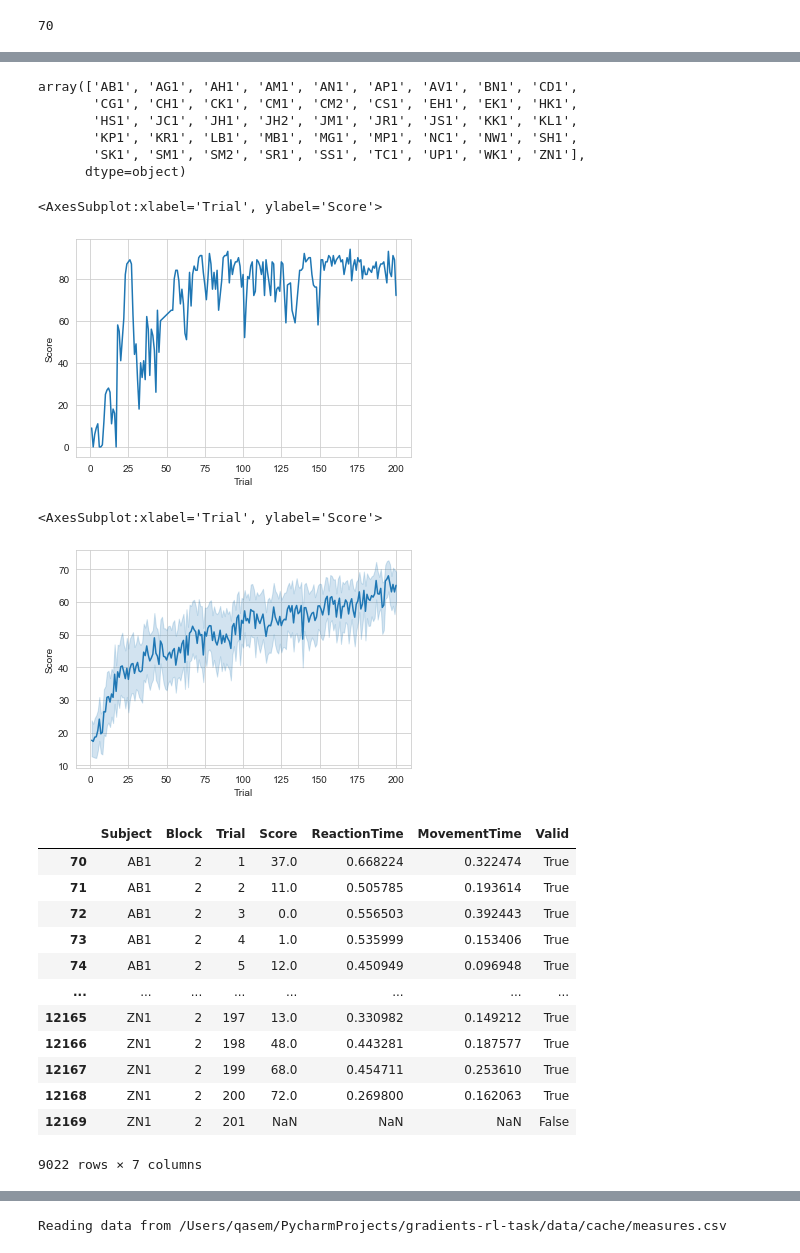
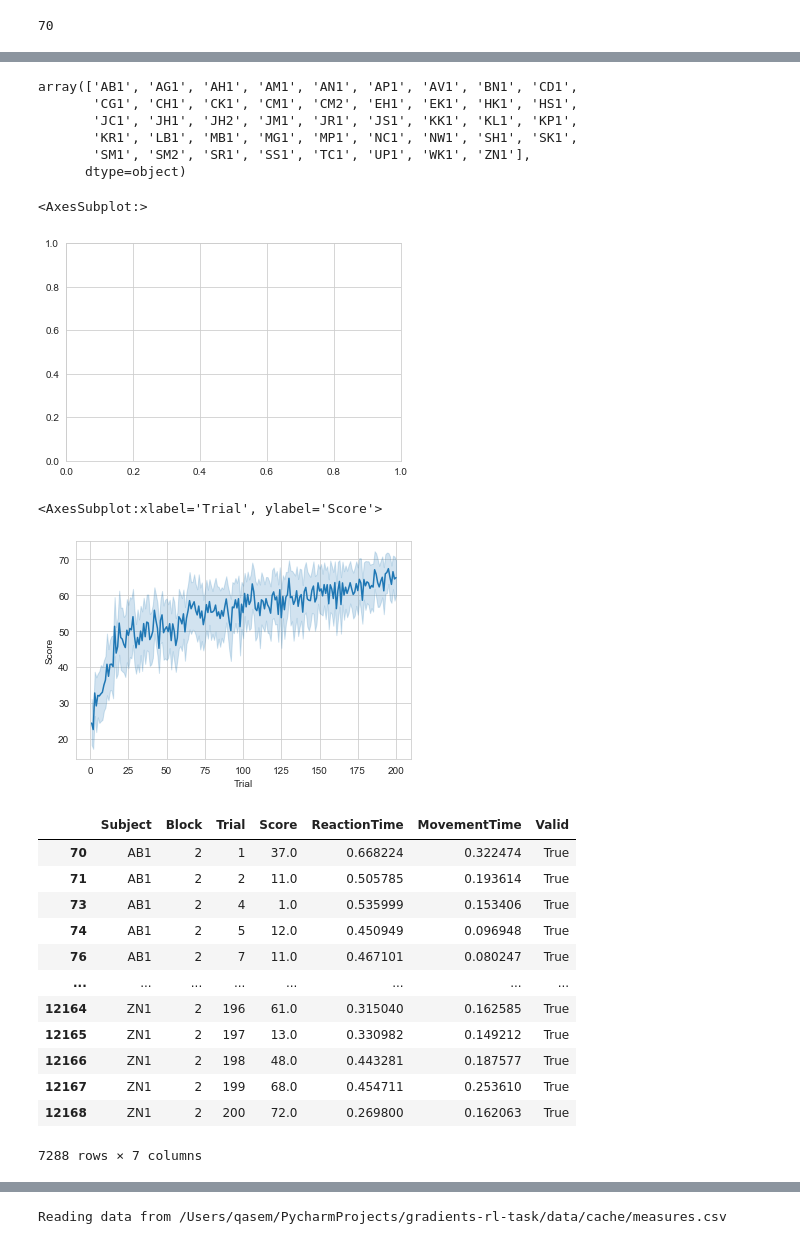
Before and after one commit to qniksefat/gradecc, a Jupyter notebook: notebooks/behavioral.ipynb, the cells around one changed output, grey strips where cells are left out. Drawn from its saved outputs; the diff is of its cells as text; code cells hidden in the pictures.

```diff
--- a/notebooks/behavioral.ipynb
+++ b/notebooks/behavioral.ipynb
@@ -119,0 +221,2 @@ Name: Valid, dtype: int64
+# %%
+dfb = dfb[dfb.Score > 0]
@@ -120,3 +229,5 @@ Name: Valid, dtype: int64
+# %%
+dfb = dfb[dfb.Subject != 'CS1']
 # %%
 dfb.Block.astype(str).describe()
 # %% [output]
@@ -176,22 +267,22 @@ dfb
 dfb.Subject.unique()
 # %% [output]
 array(['AB1', 'AG1', 'AH1', 'AM1', 'AN1', 'AP1', 'AV1', 'BN1', 'CD1',
-       'CG1', 'CH1', 'CK1', 'CM1', 'CM2', 'CS1', 'EH1', 'EK1', 'HK1',
-       'HS1', 'JC1', 'JH1', 'JH2', 'JM1', 'JR1', 'JS1', 'KK1', 'KL1',
-       'KP1', 'KR1', 'LB1', 'MB1', 'MG1', 'MP1', 'NC1', 'NW1', 'SH1',
-       'SK1', 'SM1', 'SM2', 'SR1', 'SS1', 'TC1', 'UP1', 'WK1', 'ZN1'],
+       'CG1', 'CH1', 'CK1', 'CM1', 'CM2', 'EH1', 'EK1', 'HK1', 'HS1',
+       'JC1', 'JH1', 'JH2', 'JM1', 'JR1', 'JS1', 'KK1', 'KL1', 'KP1',
+       'KR1', 'LB1', 'MB1', 'MG1', 'MP1', 'NC1', 'NW1', 'SH1', 'SK1',
+       'SM1', 'SM2', 'SR1', 'SS1', 'TC1', 'UP1', 'WK1', 'ZN1'],
       dtype=object)
 # %%
-sns.lineplot(data=dfb[(dfb.Subject == 'AP1') & (dfb.Block == 2)],
+sns.lineplot(data=dfb[(dfb.Subject == 'CS1') & (dfb.Block == 2)],
              x='Trial', y='Score')
 # %% [output]
-<AxesSubplot:xlabel='Trial', ylabel='Score'>
+<AxesSubplot:>
-[figure, old version]
+[figure, new version]
 # %%
 sns.lineplot(data=dfb[dfb.Block == 2], x='Trial', y='Score')
 # %% [output]
 <AxesSubplot:xlabel='Trial', ylabel='Score'>
-[figure, old version]
+[figure, new version]
 # %%
 # maybe cluster subjects here
 # eg, based on average of last trials
@@ -201,16 +292,16 @@ dfb[dfb.Block == 2]
 |  | Subject | Block | Trial | Score | ReactionTime | MovementTime | Valid |
 | 70 | AB1 | 2 | 1 | 37.0 | 0.668224 | 0.322474 | True |
 | 71 | AB1 | 2 | 2 | 11.0 | 0.505785 | 0.193614 | True |
-| 72 | AB1 | 2 | 3 | 0.0 | 0.556503 | 0.392443 | True |
 | 73 | AB1 | 2 | 4 | 1.0 | 0.535999 | 0.153406 | True |
 | 74 | AB1 | 2 | 5 | 12.0 | 0.450949 | 0.096948 | True |
+| 76 | AB1 | 2 | 7 | 11.0 | 0.467101 | 0.080247 | True |
 | ... | ... | ... | ... | ... | ... | ... | ... |
+| 12164 | ZN1 | 2 | 196 | 61.0 | 0.315040 | 0.162585 | True |
 | 12165 | ZN1 | 2 | 197 | 13.0 | 0.330982 | 0.149212 | True |
 | 12166 | ZN1 | 2 | 198 | 48.0 | 0.443281 | 0.187577 | True |
 | 12167 | ZN1 | 2 | 199 | 68.0 | 0.454711 | 0.253610 | True |
 | 12168 | ZN1 | 2 | 200 | 72.0 | 0.269800 | 0.162063 | True |
-| 12169 | ZN1 | 2 | 201 | NaN | NaN | NaN | False |
-9022 rows × 7 columns
+7288 rows × 7 columns
 # %%
 subjects_sublist = ['AB1', 'AG1', 'AH1', 'AM1', 'AP1']
 
```
Also changed, not shown: parts of 77 cells of this notebook, 2 other files.
